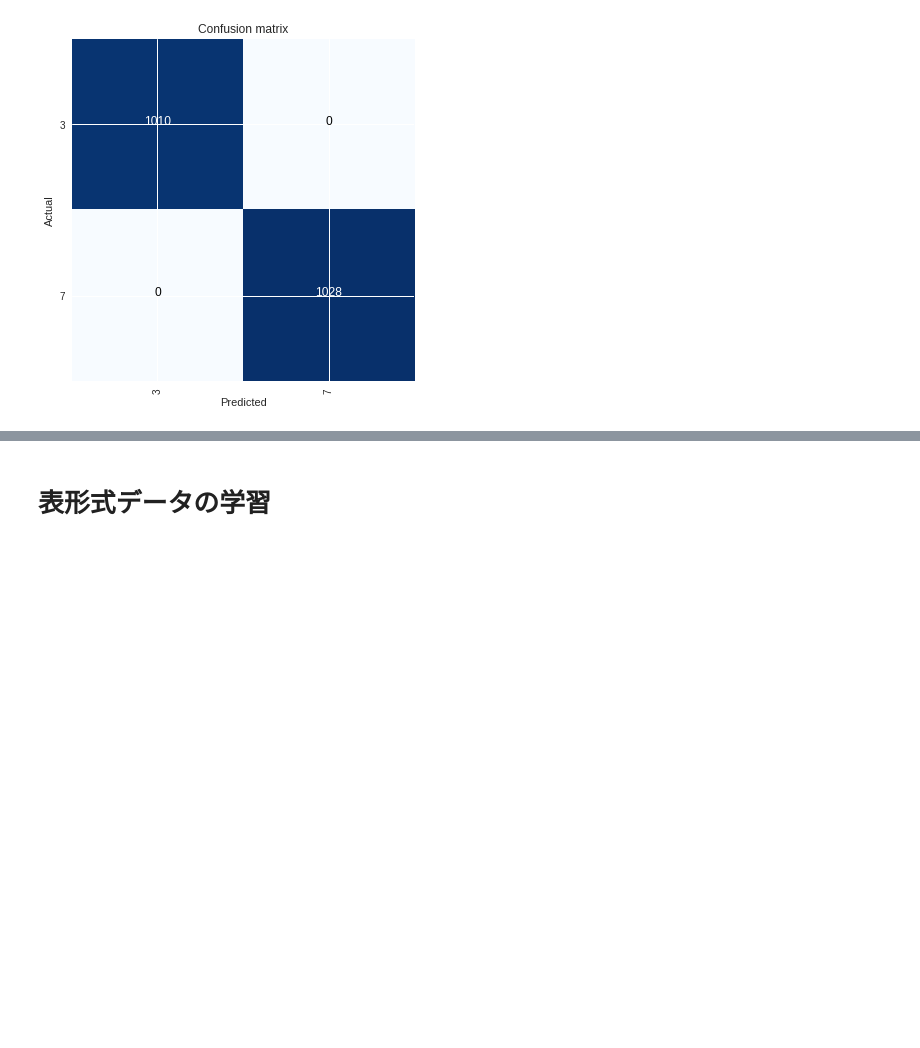
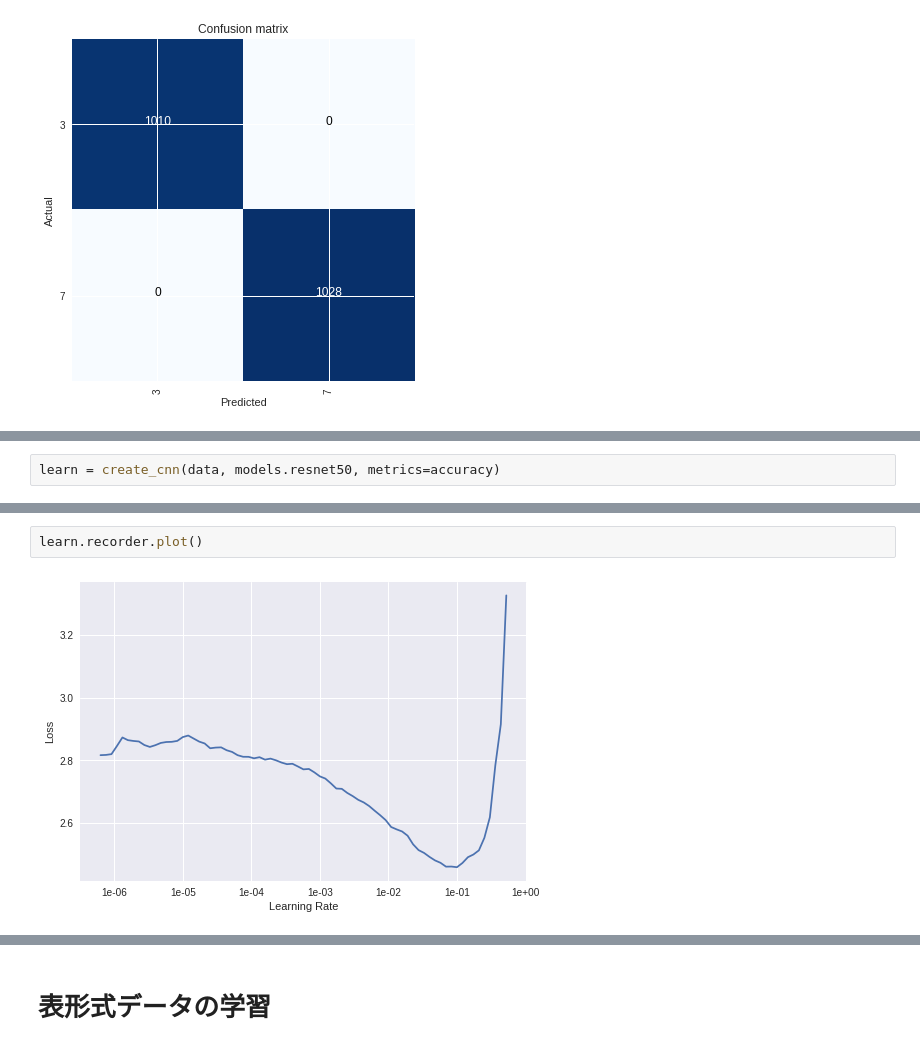
Before and after one commit to mickeykubo/dash, a Jupyter notebook: fastai_training.ipynb, the cells around one changed output, grey strips where cells are left out. Saved outputs shown, nothing was run; the diff lists cells and outputs as text; blank space fills up the shorter version.

```diff
--- a/fastai_training.ipynb
+++ b/fastai_training.ipynb
@@ -124,0 +137,2 @@ interp.plot_confusion_matrix()
+# %%
+learn = create_cnn(data, models.resnet50, metrics=accuracy)
@@ -124,0 +148,4 @@ interp.plot_confusion_matrix()
+# %%
+learn.recorder.plot()
+# %% [output]
+[figure, added]
```
Also changed, not shown: parts of 11 cells of this notebook.
